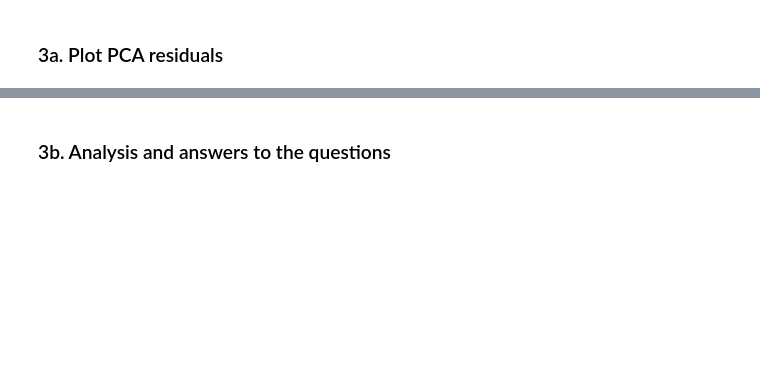
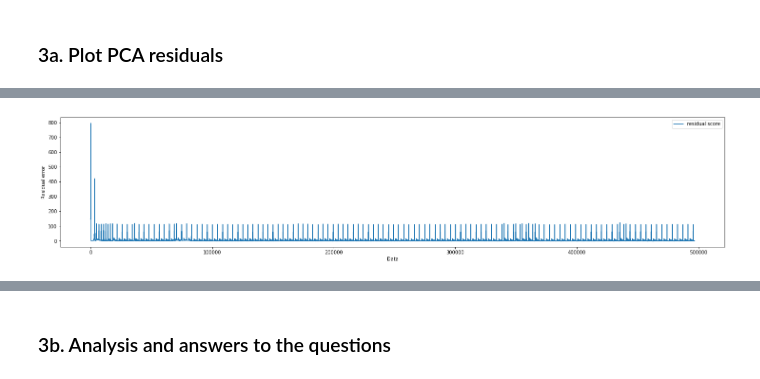
Before and after one commit to kponichtera/cs4035-cda, a Jupyter notebook: lab2/pca_reg.ipynb, the cells around one changed output, grey strips where cells are left out. Saved outputs shown, nothing was run; the diff lists cells and outputs as text; code cells hidden in the pictures; blank space fills up the shorter version.

```diff
--- a/lab2/pca_reg.ipynb
+++ b/lab2/pca_reg.ipynb
@@ -319,0 +187,45 @@ df_predictons.to_csv('data/submission.csv', index=False)
+# %%
+import pandas as pd
+import numpy as np
+from sklearn.decomposition import PCA
+from sklearn.preprocessing import StandardScaler
+import matplotlib.pyplot as plt
+import seaborn as sns
+from sklearn.metrics import confusion_matrix, f1_score
+
+plt.rcParams["figure.figsize"] = (25,5)
+
+# calculate residuals using squared error function
+def calc_residuals(original_arr, reconstructed_arr):
+    return pd.Series(data=np.sum(np.square(np.asarray(original_arr) - np.asarray(reconstructed_arr)), axis=1), index=original_arr.index)
+
+# apply pca, calculate and return residuals
+def apply_pca(df, n_comp):
+    pca = PCA(n_components=n_comp, random_state=0)
+    pca.fit(df)
+    df_pca = pd.DataFrame(pca.transform(df))
+    df_inverse = pd.DataFrame(pca.inverse_transform(df_pca))
+    return pca, calc_residuals(df, df_inverse)
+
+def plot_res(residuals):
+    plt.plot(residuals, label='residual score')
+    plt.xlabel('Data')
+    plt.ylabel('Residual error')
+    plt.legend()
+    plt.show()
+
+df = pd.read_csv("data/train_data.csv")
+# drop unecessary columns
+df = df.drop(columns=['Id', 'Timestamp', 'Label'], errors='ignore')
+for col in df.columns:
+    if len(df[col].unique()) == 1:
+        df = df.drop(columns=[col])
+
+# scale data
+scaler = StandardScaler()
+df_scaled = pd.DataFrame(scaler.fit_transform(df.to_numpy()), columns=df.columns)
+
+_, residuals = apply_pca(df_scaled, 0.95)
+plot_res(residuals)
+# %% [output]
+[figure, added]
```
Also changed, not shown: parts of 31 cells of this notebook.
